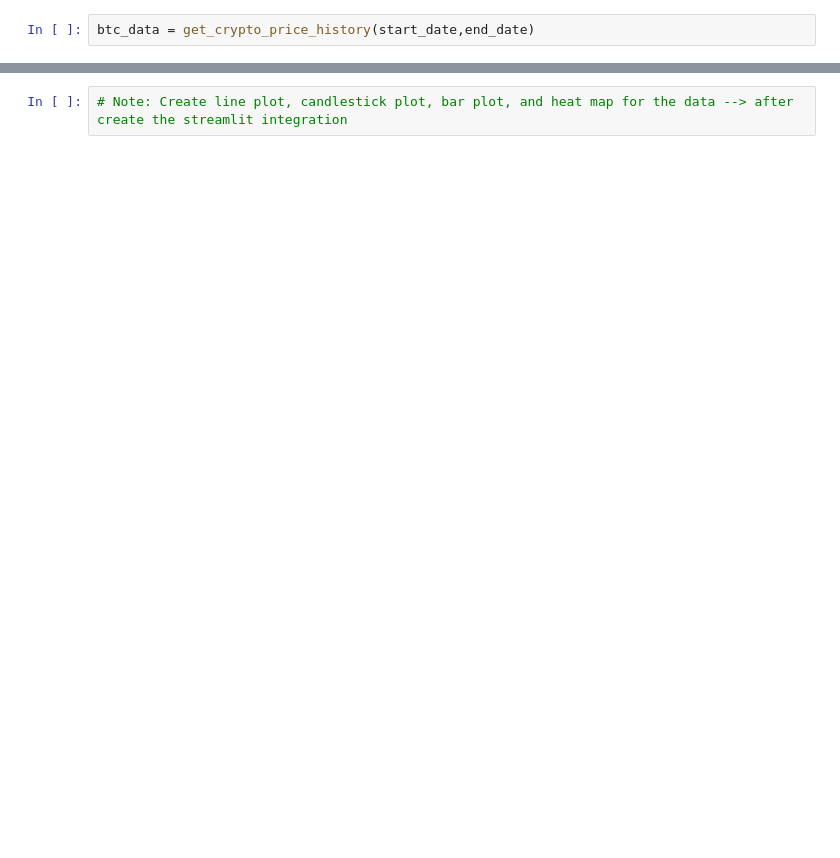
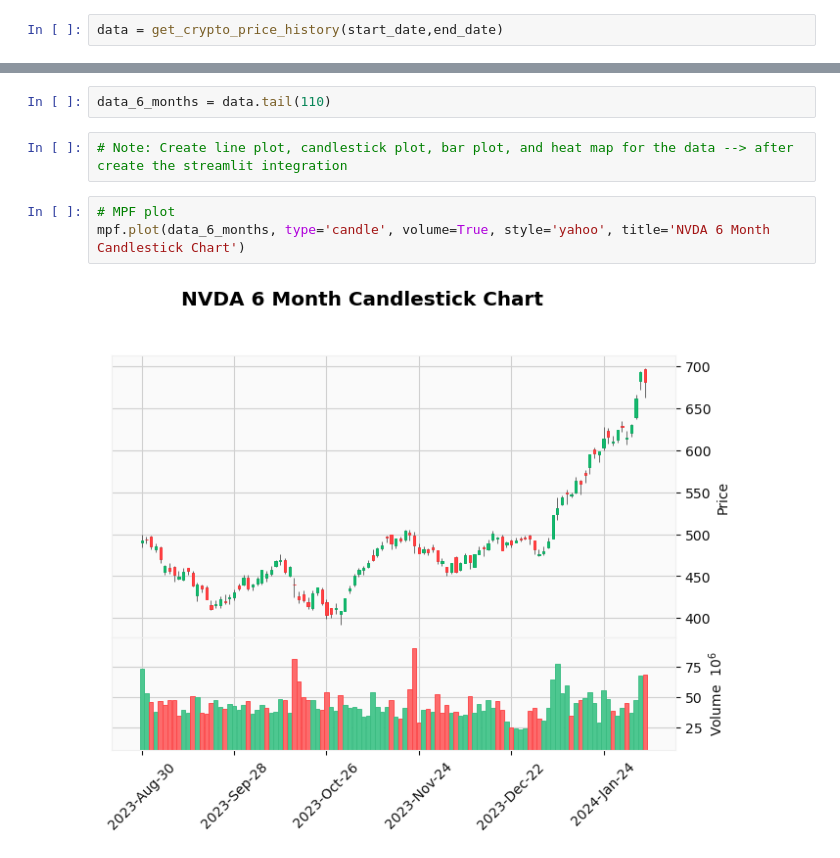
Before and after one commit to DONJMP/project-3, a Jupyter notebook: clarence.ipynb, the cells around one changed output, grey strips where cells are left out. Drawn from its saved outputs; the diff is of its cells as text; blank space fills up the shorter version.

Commit message:
added candlestick for any stock

```diff
--- a/clarence.ipynb
+++ b/clarence.ipynb
@@ -116,4 +117,4 @@ def get_crypto_price_history(start_date,end_date):
     history = crypto.history(start=start_date,end=end_date)
     return history
 # %%
-btc_data = get_crypto_price_history(start_date,end_date)
+data = get_crypto_price_history(start_date,end_date)
@@ -202,2 +121,9 @@ fig.show()
+# %%
+data_6_months = data.tail(110)
 # %%
 # Note: Create line plot, candlestick plot, bar plot, and heat map for the data --> after create the streamlit integration
+# %%
+# MPF plot
+mpf.plot(data_6_months, type='candle', volume=True, style='yahoo', title='NVDA 6 Month Candlestick Chart')
+# %% [output]
+[figure, added]
```
Also changed, not shown: parts of 6 cells of this notebook.
